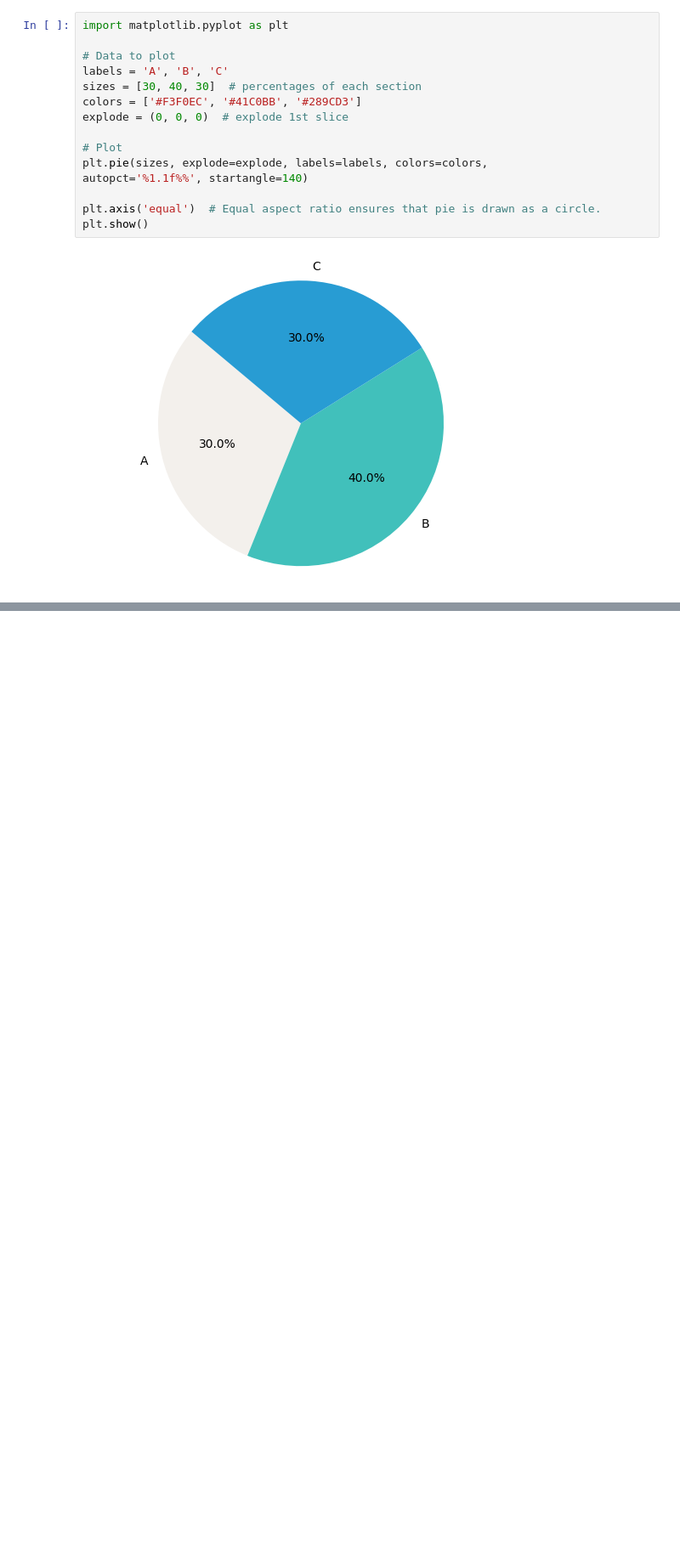
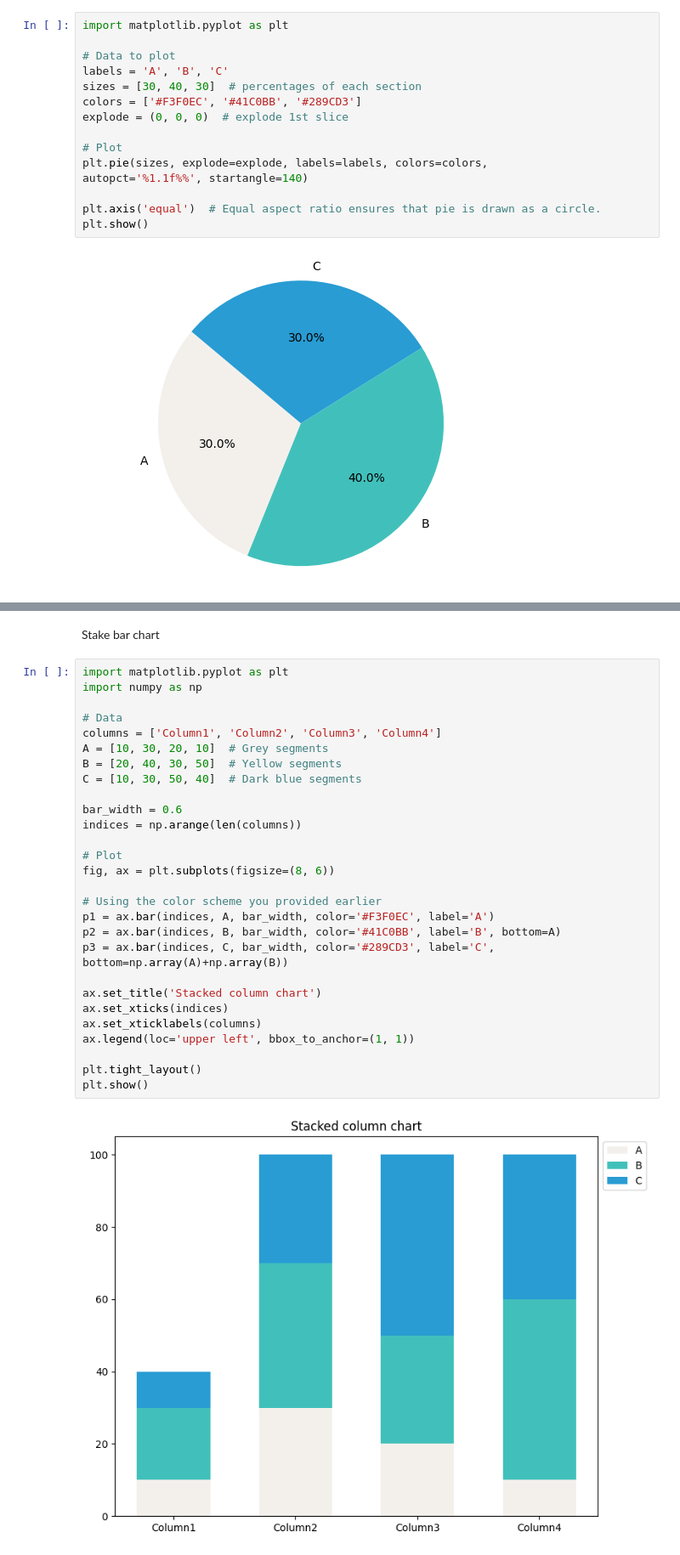
Before and after one commit to ariesharry/Data-Science, a Jupyter notebook: Data_Visualization_Cheat_Sheet.ipynb, the cells around one changed output, grey strips where cells are left out. Shown: that part at 85% size. Cells and saved outputs as stored; diff of their text form; blank space fills up the shorter version.

```diff
--- a/Data_Visualization_Cheat_Sheet.ipynb
+++ b/Data_Visualization_Cheat_Sheet.ipynb
@@ -21,0 +72,32 @@ plt.show()
+# %% [markdown]
+Stake bar chart
+# %%
+import matplotlib.pyplot as plt
+import numpy as np
+
+# Data
+columns = ['Column1', 'Column2', 'Column3', 'Column4']
+A = [10, 30, 20, 10]  # Grey segments
+B = [20, 40, 30, 50]  # Yellow segments
+C = [10, 30, 50, 40]  # Dark blue segments
+
+bar_width = 0.6
+indices = np.arange(len(columns))
+
+# Plot
+fig, ax = plt.subplots(figsize=(8, 6))
+
+# Using the color scheme you provided earlier
+p1 = ax.bar(indices, A, bar_width, color='#F3F0EC', label='A')
+p2 = ax.bar(indices, B, bar_width, color='#41C0BB', label='B', bottom=A)
+p3 = ax.bar(indices, C, bar_width, color='#289CD3', label='C', bottom=np.array(A)+np.array(B))
+
+ax.set_title('Stacked column chart')
+ax.set_xticks(indices)
+ax.set_xticklabels(columns)
+ax.legend(loc='upper left', bbox_to_anchor=(1, 1))
+
+plt.tight_layout()
+plt.show()
+# %% [output]
+[figure, added]
```
Also changed, not shown: parts of 27 cells of this notebook.
